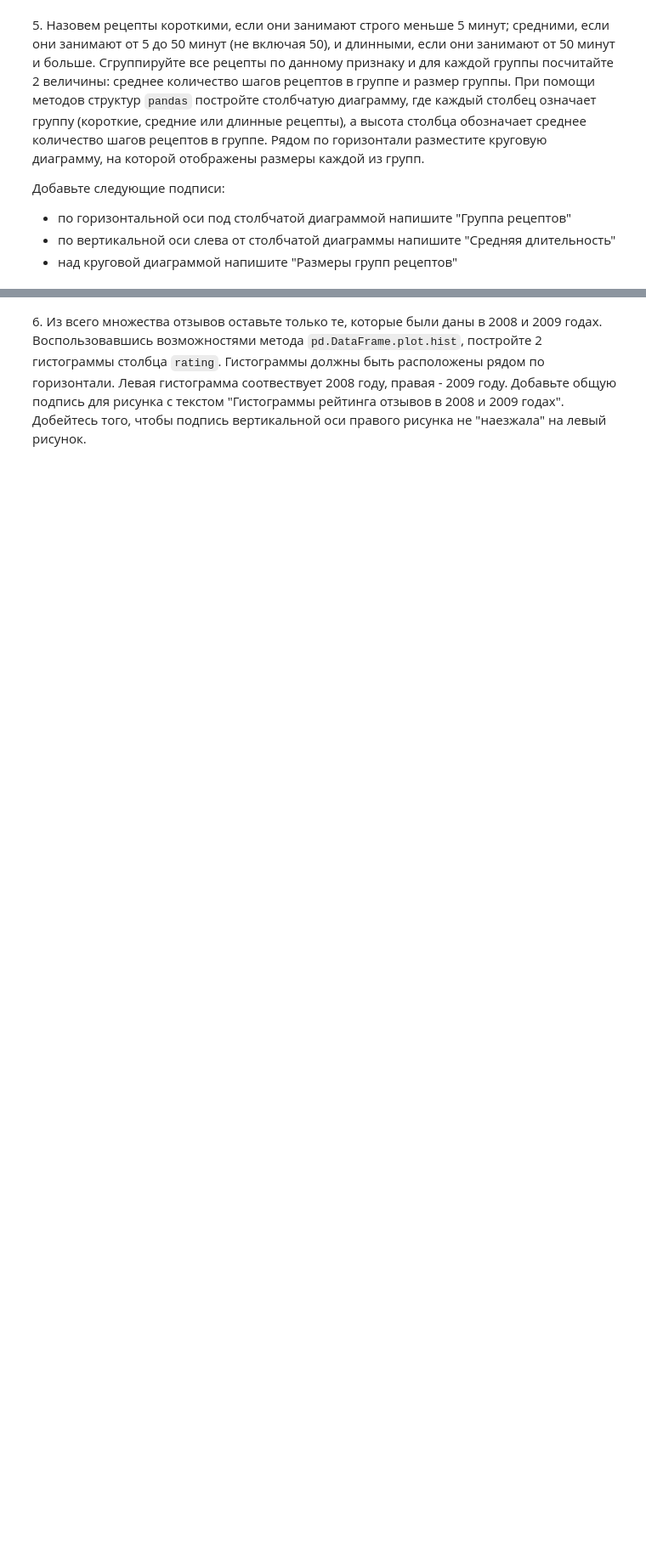
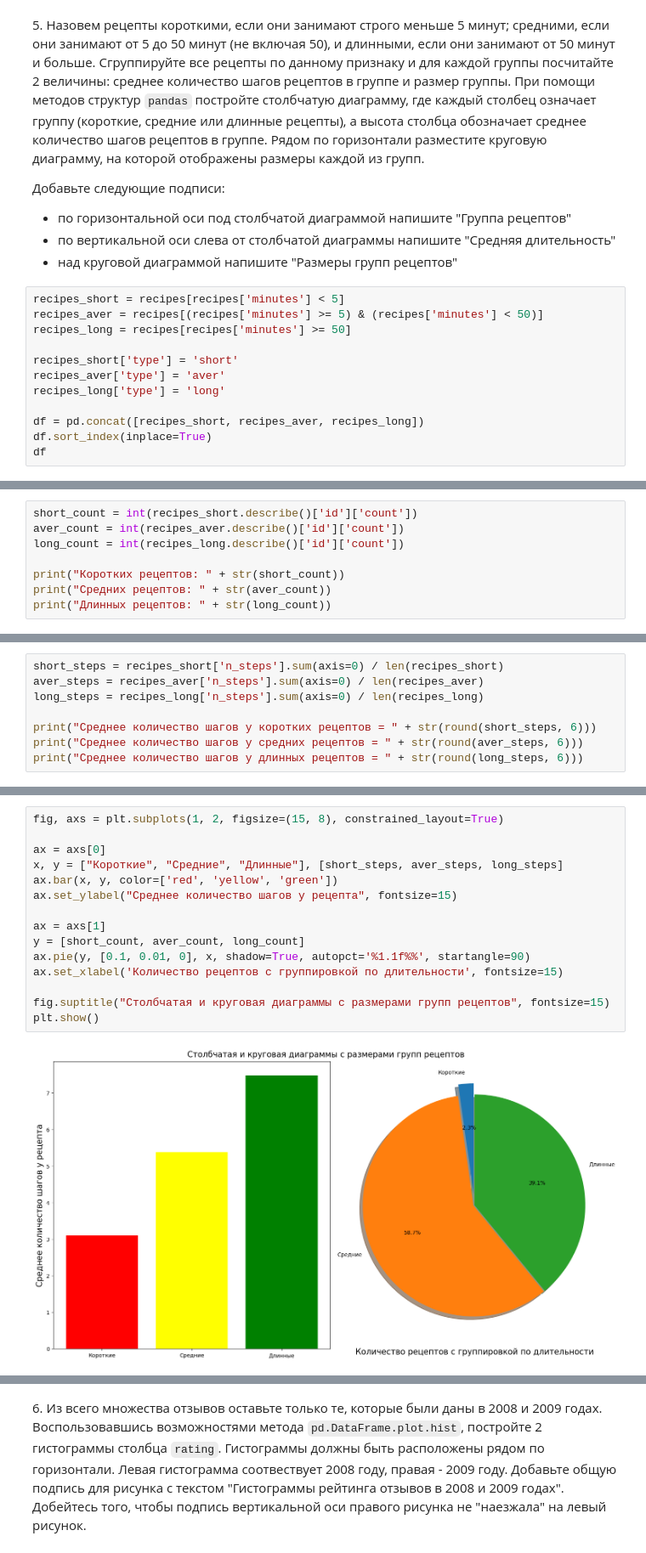
Before and after one commit to nik-boop/BDT, a Jupyter notebook: 5/05_visualization.ipynb, the cells around one changed output, grey strips where cells are left out. Shown at 85% size. Drawn from its saved outputs; the diff is of its cells as text; blank space fills up the shorter version.

Commit message:
05 end, 07 start

```diff
--- a/5/05_visualization.ipynb
+++ b/5/05_visualization.ipynb
@@ -162,3 +233,15 @@ recipes = ...
 * по горизонтальной оси под столбчатой диаграммой напишите "Группа рецептов"
 * по вертикальной оси слева от столбчатой диаграммы напишите "Средняя длительность"
 * над круговой диаграммой напишите "Размеры групп рецептов"
+# %%
+recipes_short = recipes[recipes['minutes'] < 5]
+recipes_aver = recipes[(recipes['minutes'] >= 5) & (recipes['minutes'] < 50)]
+recipes_long = recipes[recipes['minutes'] >= 50]
+
+recipes_short['type'] = 'short'
+recipes_aver['type'] = 'aver'
+recipes_long['type'] = 'long'
+
+df = pd.concat([recipes_short, recipes_aver, recipes_long])
+df.sort_index(inplace=True)
+df
@@ -164,0 +277,8 @@ recipes = ...
+# %%
+short_count = int(recipes_short.describe()['id']['count'])
+aver_count = int(recipes_aver.describe()['id']['count'])
+long_count = int(recipes_long.describe()['id']['count'])
+
+print("Коротких рецептов: " + str(short_count))
+print("Средних рецептов: " + str(aver_count))
+print("Длинных рецептов: " + str(long_count))
@@ -164,0 +289,8 @@ recipes = ...
+# %%
+short_steps = recipes_short['n_steps'].sum(axis=0) / len(recipes_short)
+aver_steps = recipes_aver['n_steps'].sum(axis=0) / len(recipes_aver)
+long_steps = recipes_long['n_steps'].sum(axis=0) / len(recipes_long)
+
+print("Среднее количество шагов у коротких рецептов = " + str(round(short_steps, 6)))
+print("Среднее количество шагов у средних рецептов = " + str(round(aver_steps, 6)))
+print("Среднее количество шагов у длинных рецептов = " + str(round(long_steps, 6)))
@@ -164,0 +301,17 @@ recipes = ...
+# %%
+fig, axs = plt.subplots(1, 2, figsize=(15, 8), constrained_layout=True)
+
+ax = axs[0]
+x, y = ["Короткие", "Средние", "Длинные"], [short_steps, aver_steps, long_steps]
+ax.bar(x, y, color=['red', 'yellow', 'green'])
+ax.set_ylabel("Среднее количество шагов у рецепта", fontsize=15)
+
+ax = axs[1]
+y = [short_count, aver_count, long_count]
+ax.pie(y, [0.1, 0.01, 0], x, shadow=True, autopct='%1.1f%%', startangle=90)
+ax.set_xlabel('Количество рецептов с группировкой по длительности', fontsize=15)
+
+fig.suptitle("Столбчатая и круговая диаграммы с размерами групп рецептов", fontsize=15)
+plt.show()
+# %% [output]
+[figure, added]
```
Also changed, not shown: parts of 11 cells of this notebook, 3 other files.
